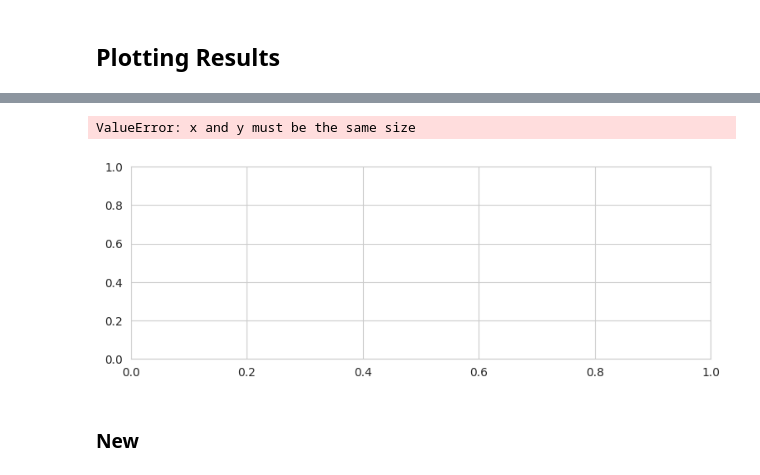
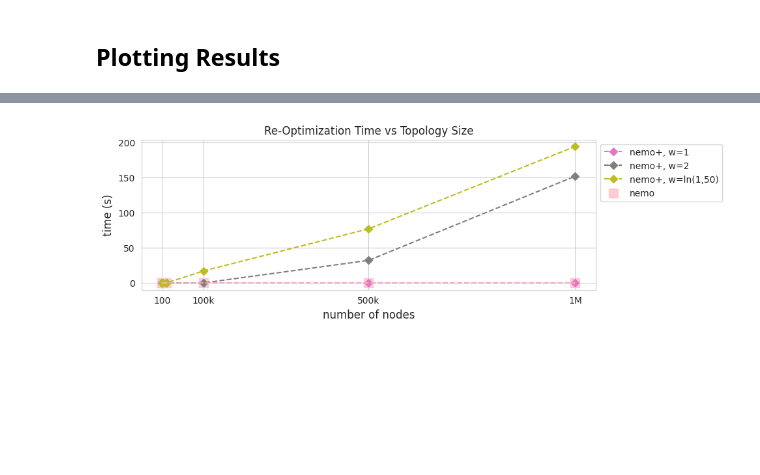
Before and after one commit to xchatzil/NEMO, a Jupyter notebook: notebooks/ScalabilityTests.ipynb, the cells around one changed output, grey strips where cells are left out. Cells and saved outputs as stored; diff of their text form; code cells hidden in the pictures; blank space fills up the shorter version.

Commit message:
runtime plots updated

```diff
--- a/notebooks/ScalabilityTests.ipynb
+++ b/notebooks/ScalabilityTests.ipynb
@@ -41,8 +45,8 @@ W = 80
 L = 100
 
 opt_k = 0
-#topology_sizes = [100, 1000, 10000, 100000, 500000, 1000000]
-topology_sizes = [100, 1000]
+topology_sizes = [100, 1000, 10000, 100000, 500000, 1000000]
+# topology_sizes = [1000000]
 weight_cols = ["weight_1", "weight_2", "weight"]
 c_capacity = 100
 # %%
@@ -284,43 +424,46 @@ markers = {
 # %%
 fig, ax = plt.subplots(figsize=(9, 3))
 
-for k, v in approaches.items():
-    # create a scatter plot
-    ax.scatter(topology_sizes, v, label=k, s=100, alpha=0.8, marker=markers[k], color=colors[k])
+# Group by 'column1' and 'column2', calculate mean of 'value'
+c1 = "weight_key"
+c2 = "size"
+grouped_df = df.groupby([c1, c2])["runtime"].median().reset_index()
 
-    # calculate the linear regression line
-    slope, intercept = np.polyfit(topology_sizes, v, 1)
-    full_opt_line = np.poly1d((slope, intercept))(np.array(topology_sizes))
-    # plot the linear regression line
-    ax.plot(topology_sizes, full_opt_line, "--", alpha=0.8, color=colors[k])
+# plot nemo+
+for name, group in grouped_df.groupby(c1):
+    ax.plot(group[c2], group['runtime'], styles["nemo+"], marker=markers["nemo+"], label=name, color=colors[name])
+
+# plot vanilla nemo
+ax.scatter(topology_sizes, re_opt_nemo, label="nemo", s=100, alpha=0.8, marker=markers["nemo"], color=colors["nemo"])
+
+# calculate the linear regression line
+slope, intercept = np.polyfit(topology_sizes, re_opt_nemo, 1)
+full_opt_line = np.poly1d((slope, intercept))(np.array(topology_sizes))
+# plot the linear regression line
+ax.plot(topology_sizes, full_opt_line, "--", alpha=0.8, color=colors["nemo"])
 
 # set the axis labels and title
 ax.set_xlabel('number of nodes', fontsize=12)
 ax.set_ylabel('time (s)', fontsize=12)
 
 # Set the legend
-ax.legend()
+ax.legend(loc='upper left', bbox_to_anchor=(1, 1))
 ax.ticklabel_format(style='plain', axis='x')
 
 # Set the x-ticks and format the tick labels
 xticks = [100, 100000, 500000, 1000000]
 xtick_labels = [f"{xtick // 1000}k" if xtick < 1000000 else f"{xtick // 1000000}M" for xtick in xticks]
 ax.set_xticks(xticks)
 ax.set_xticklabels(xtick_labels)
 
 # Set the tick label format for the x-axis
 formatter = FuncFormatter(lambda x, pos: f"{x}" if x < 1000 else f"{x // 1000}k" if x < 1000000 else f"{x // 1000000}M")
 ax.xaxis.set_major_formatter(formatter)
 
-ax.set_ylim([-50, 1500])
-
-plt.savefig("plots/scalability.svg", bbox_inches="tight")
+plt.savefig("plots/re-optimization.svg", bbox_inches="tight")
 
 # show the plot
-plt.title('Optimization Time vs Topology Size')
+plt.title('Re-Optimization Time vs Topology Size')
 plt.show()
 # %% [output]
-ValueError: x and y must be the same size
-[figure, old version]
+[figure, new version]
-# %% [markdown]
-### New
```
Also changed, not shown: parts of 19 cells of this notebook, 2 other files.
